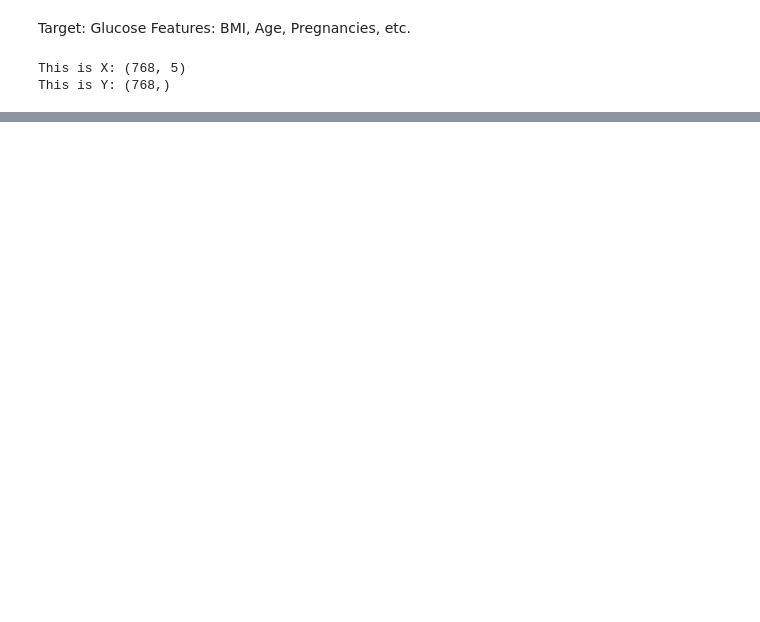
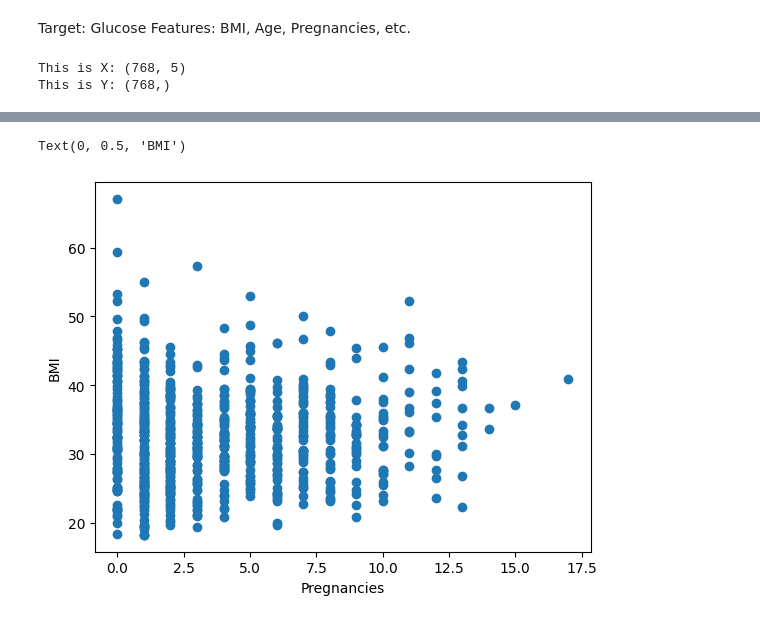
Before and after one commit to Dieg0Rios/NOTQUITTING, a Jupyter notebook: linear_regression.ipynb, the cells around one changed output, grey strips where cells are left out. Cells and saved outputs as stored; diff of their text form; code cells hidden in the pictures; blank space fills up the shorter version.

```diff
--- a/linear_regression.ipynb
+++ b/linear_regression.ipynb
@@ -33,0 +47,8 @@ This is Y: (768,)
+# %%
+#To better visualize our data we can also plot it using:
+plt.scatter(X["Pregnancies"],Y)
+plt.xlabel("Pregnancies")
+plt.ylabel("BMI")
+# %% [output]
+Text(0, 0.5, 'BMI')
+[figure, added]
```
Also changed, not shown: parts of 5 cells of this notebook.
